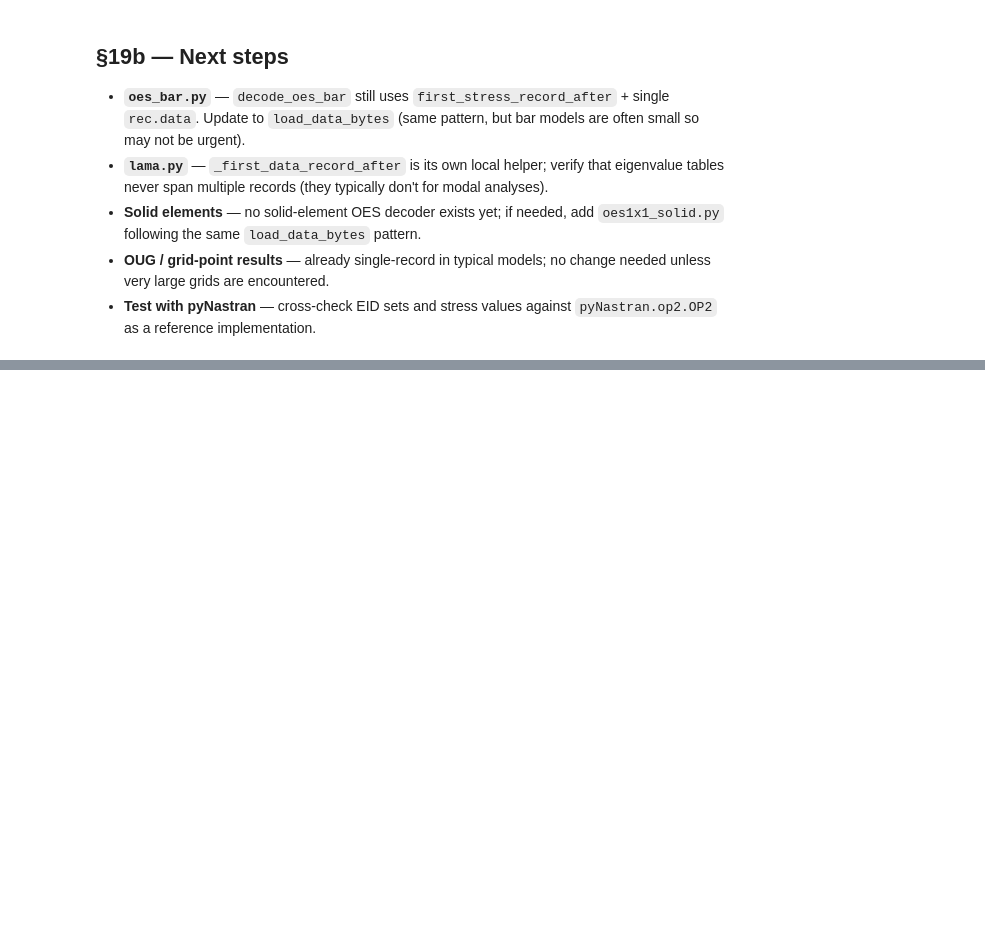
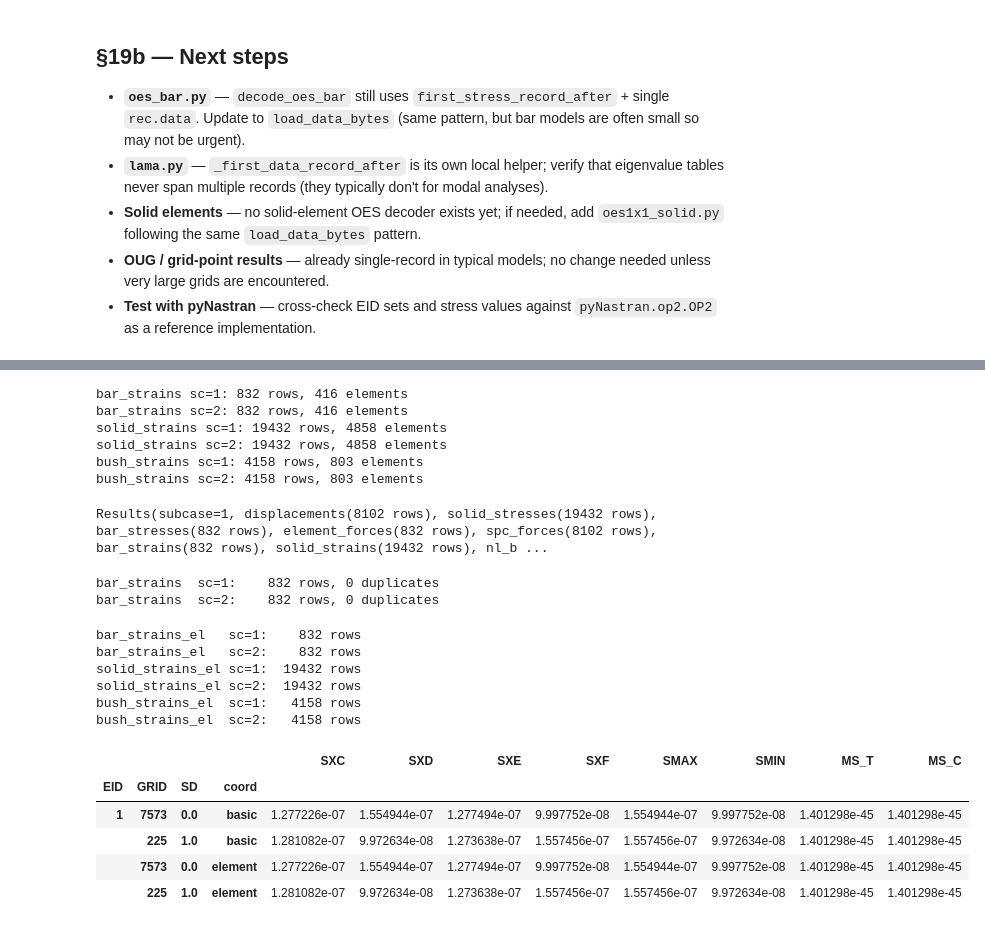
Before and after one commit to echaffey/OP2_reader, a Jupyter notebook: testing.ipynb, the cells around one changed output, grey strips where cells are left out. Saved outputs shown, nothing was run; the diff lists cells and outputs as text; code cells hidden in the pictures; blank space fills up the shorter version.

```diff
--- a/testing.ipynb
+++ b/testing.ipynb
@@ -498,0 +513,22 @@ Done. Adjust EIDS_TO_CHECK / GRIDS_TO_CHECK at the top and re-run the two cells.
+# %%
+# §20f — Bar / solid / bush strains on LINEAR file
+lin = OP2('run_files/model/cylinder-0000.op2')
+lin_bs = lin.bar_strains()
+lin_ss = lin.solid_strains()
+lin_bu = lin.bush_strains()
+for name, d in [('bar_strains', lin_bs), ('solid_strains', lin_ss), ('bush_strains', lin_bu)]:
+    for sc, df in d.items():
+        print(f"{name} sc={sc}: {len(df)} rows, {df['EID'].nunique()} elements")
+# %% [output]
+bar_strains sc=1: 832 rows, 416 elements
+bar_strains sc=2: 832 rows, 416 elements
+solid_strains sc=1: 19432 rows, 4858 elements
+solid_strains sc=2: 19432 rows, 4858 elements
+bush_strains sc=1: 4158 rows, 803 elements
+bush_strains sc=2: 4158 rows, 803 elements
+# %%
+# §20g — Results helper: check all NL subcase 1 result types
+r_nl = nl.results(1)
+r_nl
+# %% [output]
+Results(subcase=1, displacements(8102 rows), solid_stresses(19432 rows), bar_stresses(832 rows), element_forces(832 rows), spc_forces(8102 rows), bar_strains(832 rows), solid_strains(19432 rows), nl_b ...
@@ -498,0 +541,42 @@ Done. Adjust EIDS_TO_CHECK / GRIDS_TO_CHECK at the top and re-run the two cells.
+# %%
+# Bug-fix verification: bar_strains() now returns exactly 832 rows (no duplicates)
+bs = lin.bar_strains()
+for sc, df in bs.items():
+    dups = df.duplicated(subset=["EID", "GRID", "SD"]).sum()
+    print(f"bar_strains  sc={sc}: {len(df):>6} rows, {dups} duplicates")
+# %% [output]
+bar_strains  sc=1:    832 rows, 0 duplicates
+bar_strains  sc=2:    832 rows, 0 duplicates
+# %%
+# New element-CS strain methods on the linear model
+bs_el = lin.bar_strains_el()
+ss_el = lin.solid_strains_el()
+bu_el = lin.bush_strains_el()
+for sc in bs_el:
+    print(f"bar_strains_el   sc={sc}: {len(bs_el[sc]):>6} rows")
+for sc in ss_el:
+    print(f"solid_strains_el sc={sc}: {len(ss_el[sc]):>6} rows")
+for sc in bu_el:
+    print(f"bush_strains_el  sc={sc}: {len(bu_el[sc]):>6} rows")
+# %% [output]
+bar_strains_el   sc=1:    832 rows
+bar_strains_el   sc=2:    832 rows
+solid_strains_el sc=1:  19432 rows
+solid_strains_el sc=2:  19432 rows
+bush_strains_el  sc=1:   4158 rows
+bush_strains_el  sc=2:   4158 rows
+# %%
+import pandas as pd
+
+# Compare basic-CS vs element-CS bar strains for the same element
+eid = bs[1]["EID"].iloc[0]
+basic   = bs[1][bs[1]["EID"] == eid].assign(coord="basic")
+element = bs_el[1][bs_el[1]["EID"] == eid].assign(coord="element")
+pd.concat([basic, element]).set_index(["EID", "GRID", "SD", "coord"])
+# %% [output]
+|  |  |  |  | SXC | SXD | SXE | SXF | SMAX | SMIN | MS_T | MS_C |
+| EID | GRID | SD | coord |  |  |  |  |  |  |  |  |
+| 1 | 7573 | 0.0 | basic | 1.277226e-07 | 1.554944e-07 | 1.277494e-07 | 9.997752e-08 | 1.554944e-07 | 9.997752e-08 | 1.401298e-45 | 1.401298e-45 |
+|  | 225 | 1.0 | basic | 1.281082e-07 | 9.972634e-08 | 1.273638e-07 | 1.557456e-07 | 1.557456e-07 | 9.972634e-08 | 1.401298e-45 | 1.401298e-45 |
+|  | 7573 | 0.0 | element | 1.277226e-07 | 1.554944e-07 | 1.277494e-07 | 9.997752e-08 | 1.554944e-07 | 9.997752e-08 | 1.401298e-45 | 1.401298e-45 |
+|  | 225 | 1.0 | element | 1.281082e-07 | 9.972634e-08 | 1.273638e-07 | 1.557456e-07 | 1.557456e-07 | 9.972634e-08 | 1.401298e-45 | 1.401298e-45 |
```
Also changed, not shown: parts of 16 cells of this notebook, 20 other files.
